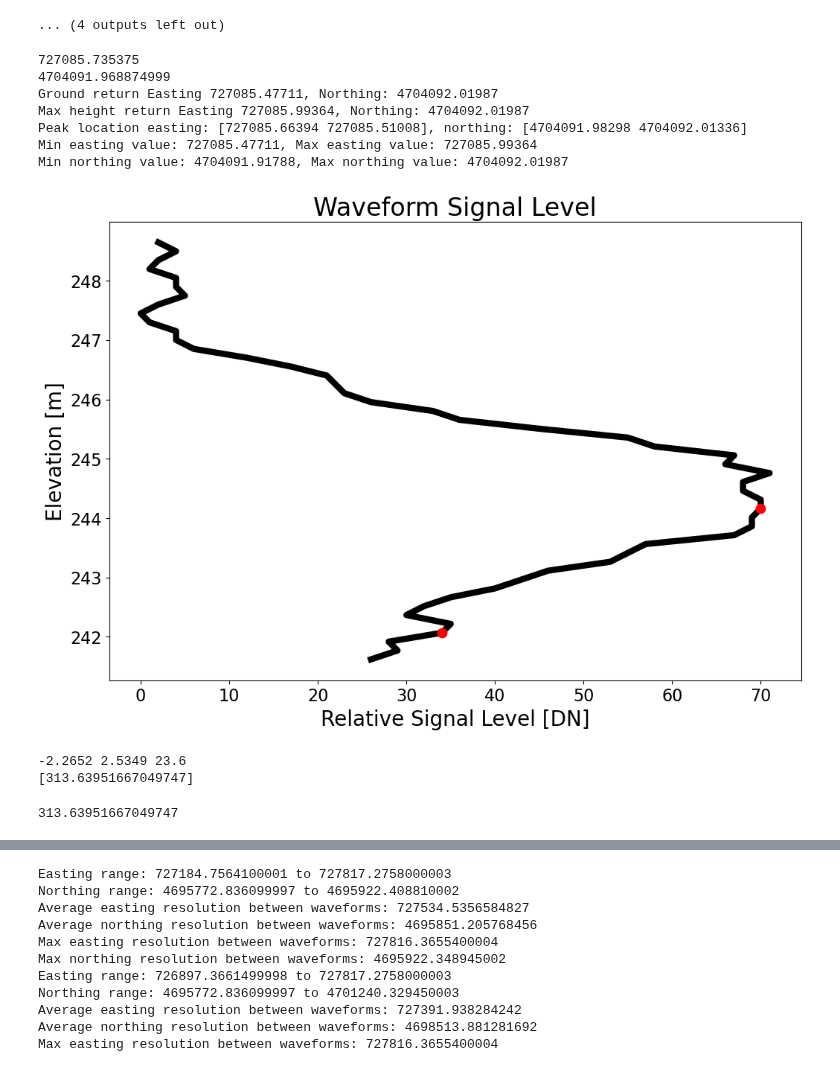
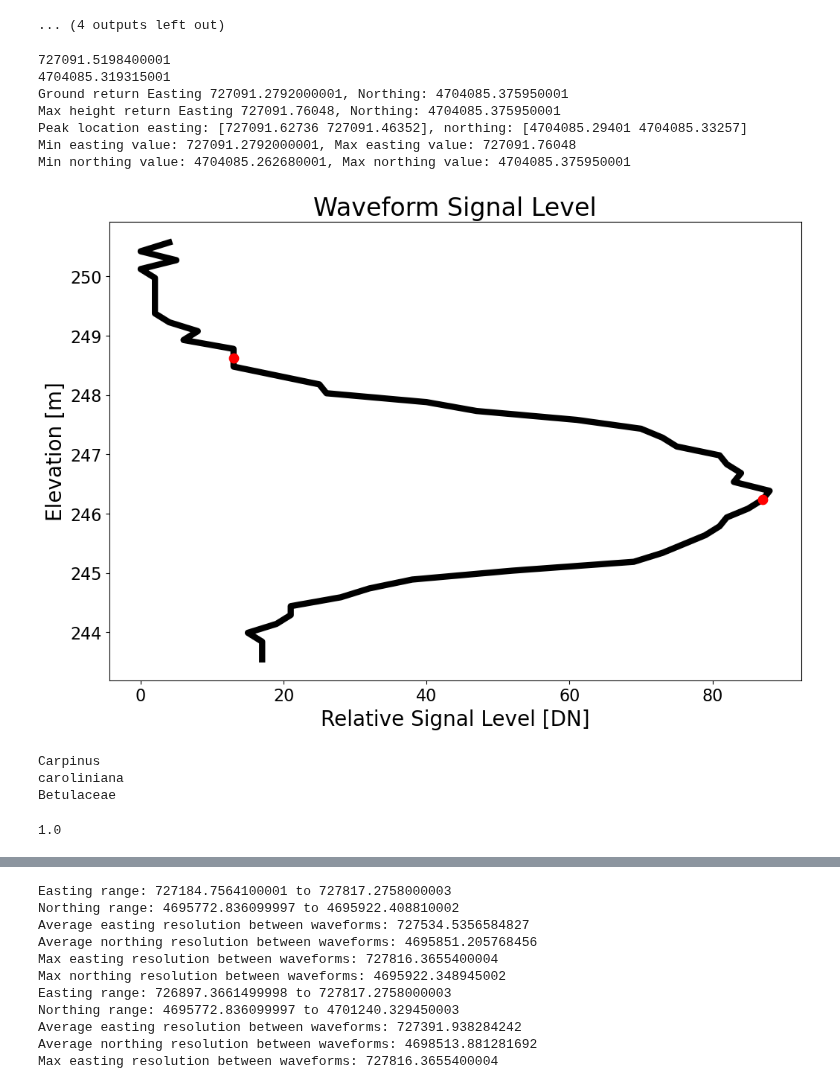
Before and after one commit to feyu39/Neon-Full-Waveform-LiDAR-Processor, a Jupyter notebook: neon_processor_one.ipynb, the cells around one changed output, grey strips where cells are left out. Cells and saved outputs as stored; diff of their text form; code cells hidden in the pictures.

Commit message:
Finalized group excel data

```diff
--- a/neon_processor_one.ipynb
+++ b/neon_processor_one.ipynb
@@ -31,8 +31,9 @@ number_of_waveform_files = 100000
 # aop_data_dir = '/Users/felixyu/Documents/Remote-Sensing/Neon-Pls-Wvs-Las/data/'
 # waveform_file = aop_data_dir + 'lidar.pls'
 aop_data_dir = '/Users/felixyu/Documents/Remote-Sensing/Neon-Pls-Wvs-Las/data/'
-# waveform_file = aop_data_dir + 'NEON_D01_HARV_DP1_L022-1_2019082013_1.pls'
-waveform_file = aop_data_dir + 'NEON_D01_HARV_DP1_L019-1_2019082013_1.pls'
+waveform_file = aop_data_dir + 'NEON_D01_HARV_DP1_L022-1_2019082013_1.pls'
+# waveform_file = aop_data_dir + 'NEON_D01_HARV_DP1_L019-1_2019082013_1.pls'
+# waveform_file = aop_data_dir + 'NEON_D01_HARV_DP1_L018-1_2019082013_1.pls'
 # waveform_file = aop_data_dir + 'NEON_D01_HARV_DP1_L008-1_2019081112.plz'
 # point_cloud_file_las = '/Users/felixyu/Documents/Remote-Sensing/Neon-Pls-Wvs-Las/data/NEON_D01_HARV_DP1_L006-1_2017081715_unclassified_point_cloud.las'
 # point_cloud_file_laz = '/Users/felixyu/Documents/Remote-Sensing/Neon-Pls-Wvs-Las/data/NEON_D01_HARV_DP1_L006-1_2017081715_unclassified_point_cloud.laz'
@@ -1634,51 +1643,52 @@ readbin_pls_file.seek(0,0)
 readbin_wvs_file = open(wvs_file,"rb")
 readbin_wvs_file.seek(0,0)
 
-iPulse = 8381331
+iPulse = 8371038
 
 # dxdydz = dxdydz_array[iPulse,:]
 # xyz_bin0 = xyz_bin0_array[iPulse,:]
 # xyz_lastbin = xyz_lastbin_array[iPulse,:]
 
 # Read waveform
 waveform, waveform_x_axis, waveform_y_axis, waveform_z_axis, offset, multiple_segments = read_NEONAOP_pulsewaves_waveform(readbin_pls_file,readbin_wvs_file,iPulse,offset_to_pulse_data,pulse_size,T_scale_factor,T_offset,x_scale_factor,x_offset,y_scale_factor,y_offset,z_scale_factor,z_offset,sampling_record_pulse_descriptor_index_lookup_array,pulse_descriptor_optical_center_to_anchor_point_array,pulse_descriptor_number_of_extra_wave_bytes_array,pulse_descriptor_number_of_samplings_array,sampling_record_bits_for_duration_from_anchor_array,sampling_record_scale_for_duration_from_anchor_array,sampling_record_offset_for_duration_from_anchor_array,sampling_record_bits_for_number_of_segments_array,sampling_record_bits_for_number_of_samples_array,sampling_record_number_of_segments_array,sampling_record_number_of_samples_array,sampling_record_bits_per_sample_array)
 # print(waveform_z_axis)
 print(np.mean(waveform_x_axis))
 print(np.mean(waveform_y_axis))
 # Evaluate waveform
 #32.0
 waveform_intensity_threshold = 10.0
 
 # Peak location indices
 return_location_count, return_peak_location_list, return_location_list_x, return_intensity_list = waveform_peak_detection(waveform,waveform_intensity_threshold)
 
 print_waveform_location_information(waveform_x_axis, waveform_y_axis, waveform_z_axis, return_peak_location_list)
 ax1.tick_params(axis='both',which='major',labelsize=16)
 ax1.set_title('Waveform Signal Level', size = 24)
 ax1.set_xlabel('Relative Signal Level [DN]', size = 20)
 ax1.set_ylabel('Elevation [m]', size = 20)
 ax1.plot(waveform,waveform_z_axis,color='black',linewidth=6,zorder=1)
 ax1.scatter(return_intensity_list,waveform_z_axis[return_peak_location_list],color='red',s=80,zorder=2)
 
 readbin_pls_file.close()
 readbin_wvs_file.close()
 # %% [output]
-727085.735375
-4704091.968874999
-Ground return Easting 727085.47711, Northing: 4704092.01987
-Max height return Easting 727085.99364, Northing: 4704092.01987
-Peak location easting: [727085.66394 727085.51008], northing: [4704091.98298 4704092.01336]
-Min easting value: 727085.47711, Max easting value: 727085.99364
-Min northing value: 4704091.91788, Max northing value: 4704092.01987
+727091.5198400001
+4704085.319315001
+Ground return Easting 727091.2792000001, Northing: 4704085.375950001
+Max height return Easting 727091.76048, Northing: 4704085.375950001
+Peak location easting: [727091.62736 727091.46352], northing: [4704085.29401 4704085.33257]
+Min easting value: 727091.2792000001, Max easting value: 727091.76048
+Min northing value: 4704085.262680001, Max northing value: 4704085.375950001
-[figure, old version]
+[figure, new version]
 # %%
 mapping_tagging_table = "/Users/felixyu/Documents/Remote-Sensing/Field-Data/Field-Data-CSV/HARV-08-2019/vst_mappingandtagging_harv_2019_08.csv"
 apparent_individual_table = "/Users/felixyu/Documents/Remote-Sensing/Field-Data/Field-Data-CSV/HARV-08-2019/vst_apparentindividual_2019_08.csv"
-calculate_total_tree_biomass(4704091, 727085, 2, mapping_tagging_table, apparent_individual_table)
+calculate_total_tree_biomass(4704085, 727091, 2, mapping_tagging_table, apparent_individual_table)
 # %% [output]
--2.2652 2.5349 23.6
-[313.63951667049747]
+Carpinus
+caroliniana
+Betulaceae
-313.63951667049747
+1.0
 # %%
 def cumulative_waveform_analysis_main():
     # Reading files vars
```
Also changed, not shown: parts of 7 cells of this notebook.
